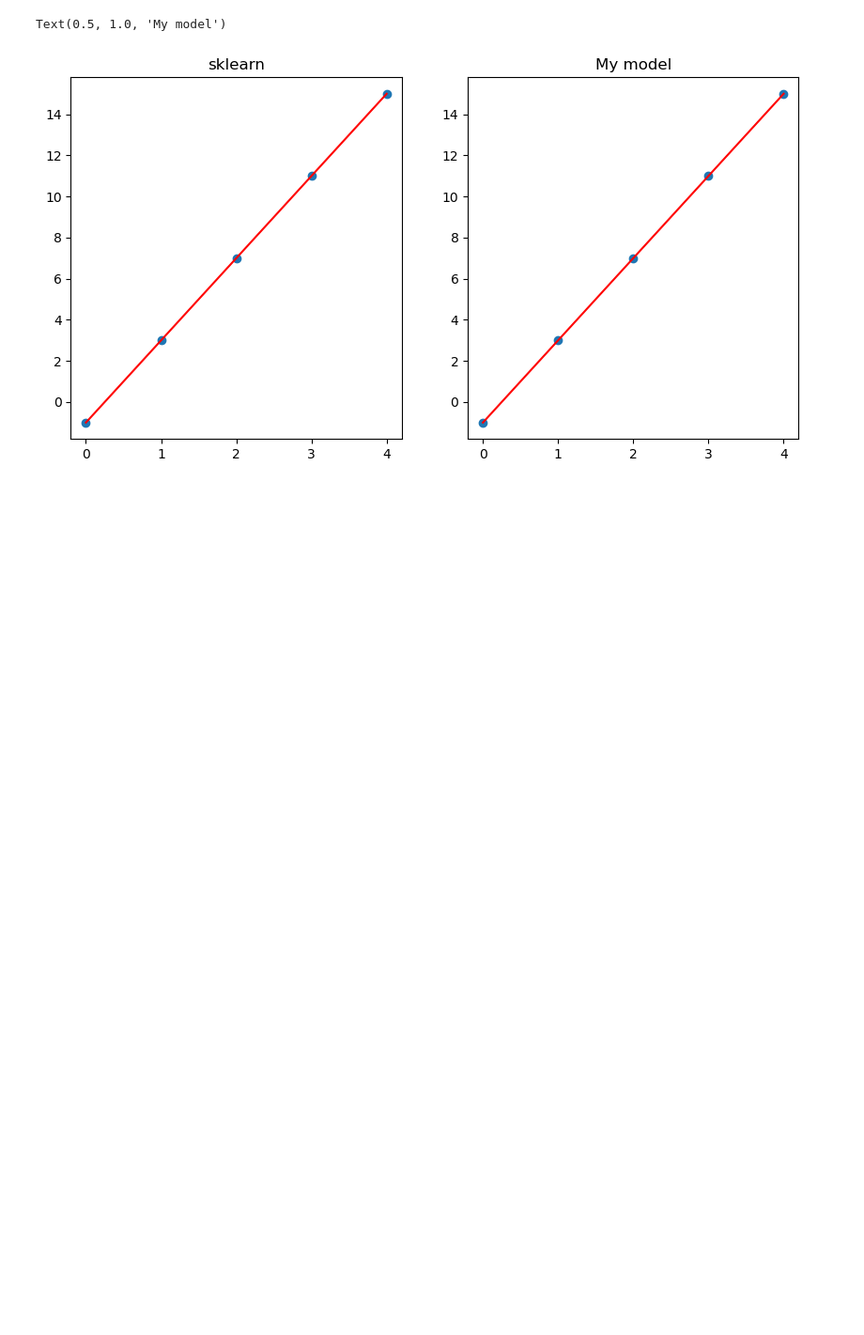
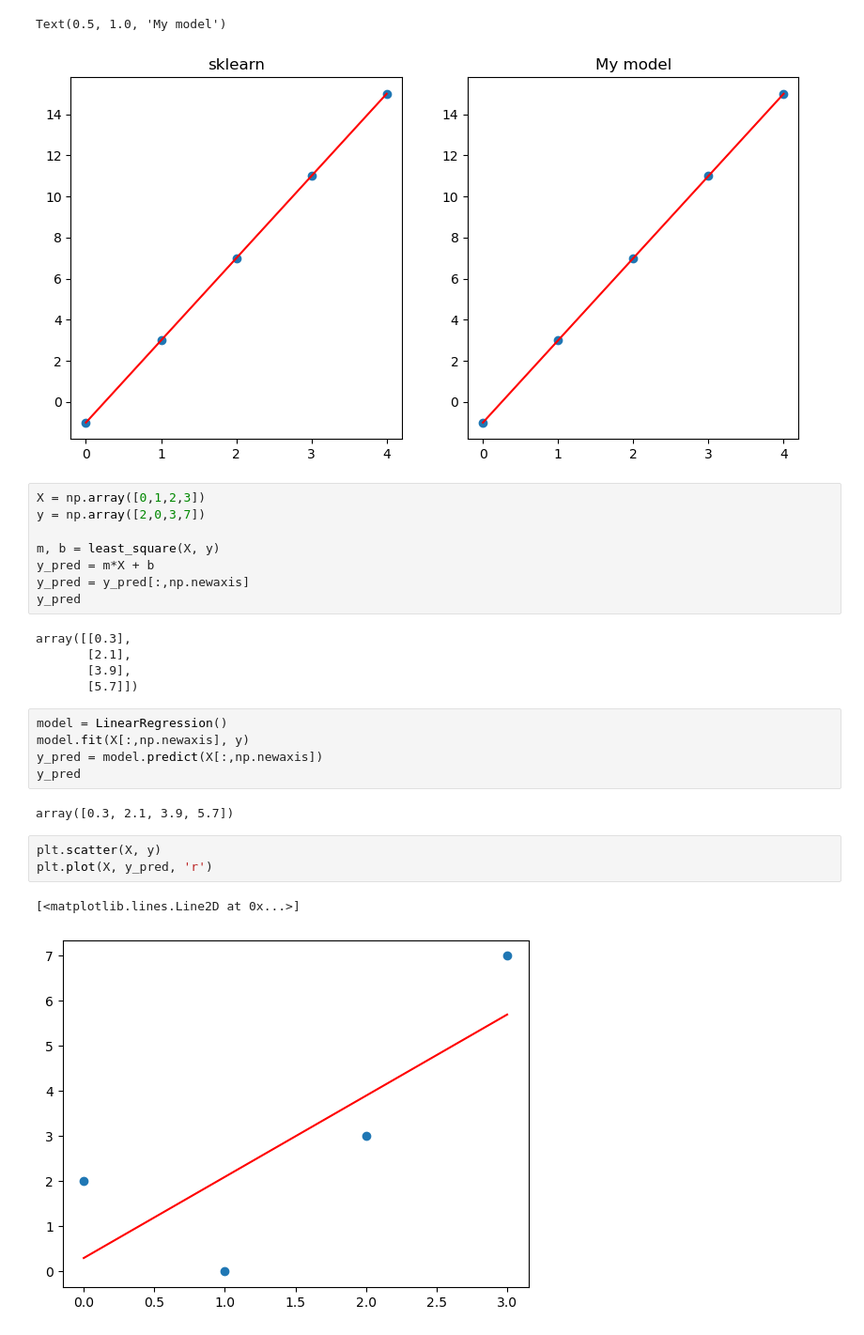
Before and after one commit to pcmoraesmenezes/Data-Science-and-Machine-Learning-Course, a Jupyter notebook: Machine Learning Crash/practice/model_/linear_regression.ipynb, the cells around one changed output. Shown: that part at 94% size. Drawn from its saved outputs; the diff is of its cells as text; blank space fills up the shorter version.

```diff
--- a/Machine Learning Crash/practice/model_/linear_regression.ipynb
+++ b/Machine Learning Crash/practice/model_/linear_regression.ipynb
@@ -310,3 +315,29 @@ ax[1].set_title('My model')
 # %% [output]
 Text(0.5, 1.0, 'My model')
 [figure]
+# %%
+X = np.array([0,1,2,3])
+y = np.array([2,0,3,7])
+
+m, b = least_square(X, y)
+y_pred = m*X + b
+y_pred = y_pred[:,np.newaxis]
+y_pred
+# %% [output]
+array([[0.3],
+       [2.1],
+       [3.9],
+       [5.7]])
+# %%
+model = LinearRegression()
+model.fit(X[:,np.newaxis], y)
+y_pred = model.predict(X[:,np.newaxis])
+y_pred
+# %% [output]
+array([0.3, 2.1, 3.9, 5.7])
+# %%
+plt.scatter(X, y)
+plt.plot(X, y_pred, 'r')
+# %% [output]
+[<matplotlib.lines.Line2D at 0x...>]
+[figure, added]
```
Also changed, not shown: parts of 10 cells of this notebook.
